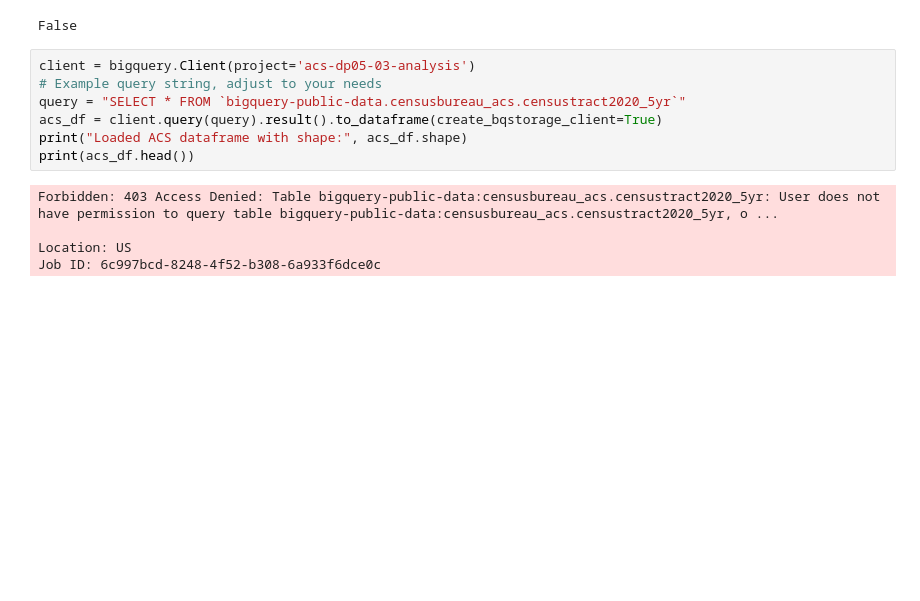
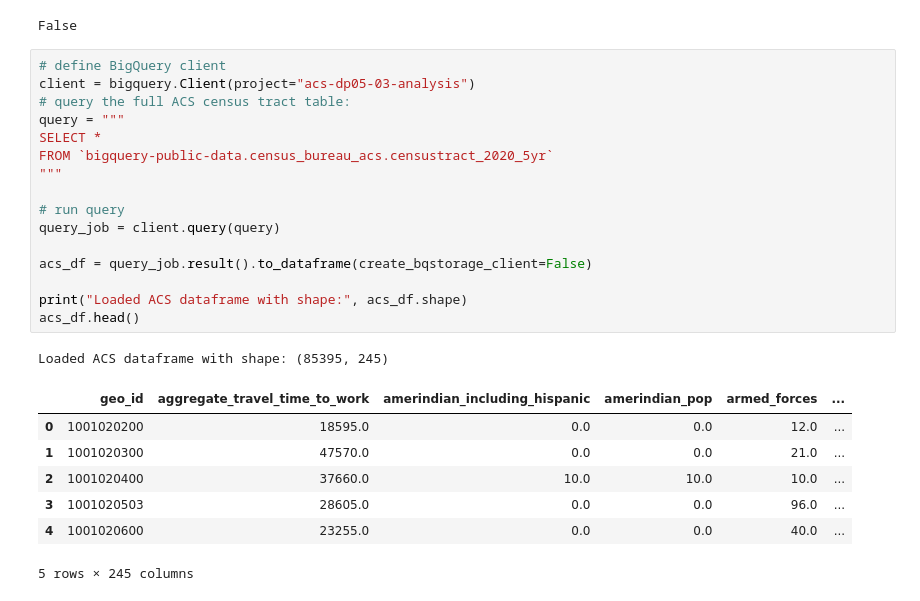
Before and after one commit to KamronAggorURI/Machine-Learning-Final, a Jupyter notebook: notebooks/DP03_EDA.ipynb, the cells around one changed output. Saved outputs shown, nothing was run; the diff lists cells and outputs as text; blank space fills up the shorter version.

```diff
--- a/notebooks/DP03_EDA.ipynb
+++ b/notebooks/DP03_EDA.ipynb
@@ -35,14 +35,27 @@ Requirement already satisfied: pyasn1>=0.1.3 in /Library/Frameworks/Python.frame
 Note: you may need to restart the kernel to use updated packages.
 False
 # %%
-client = bigquery.Client(project='acs-dp05-03-analysis')
-# Example query string, adjust to your needs
-query = "SELECT * FROM `bigquery-public-data.censusbureau_acs.censustract2020_5yr`"
-acs_df = client.query(query).result().to_dataframe(create_bqstorage_client=True)
+# define BigQuery client
+client = bigquery.Client(project="acs-dp05-03-analysis")
+# query the full ACS census tract table:
+query = """
+SELECT *
+FROM `bigquery-public-data.census_bureau_acs.censustract_2020_5yr`
+"""
+
+# run query
+query_job = client.query(query)
+
+acs_df = query_job.result().to_dataframe(create_bqstorage_client=False)
+
 print("Loaded ACS dataframe with shape:", acs_df.shape)
-print(acs_df.head())
+acs_df.head()
 # %% [output]
-Forbidden: 403 Access Denied: Table bigquery-public-data:censusbureau_acs.censustract2020_5yr: User does not have permission to query table bigquery-public-data:censusbureau_acs.censustract2020_5yr, o ...
-
-Location: US
-Job ID: 6c997bcd-8248-4f52-b308-6a933f6dce0c
+Loaded ACS dataframe with shape: (85395, 245)
+|  | geo_id | aggregate_travel_time_to_work | amerindian_including_hispanic | amerindian_pop | armed_forces | ... |
+| 0 | 1001020200 | 18595.0 | 0.0 | 0.0 | 12.0 | ... |
+| 1 | 1001020300 | 47570.0 | 0.0 | 0.0 | 21.0 | ... |
+| 2 | 1001020400 | 37660.0 | 10.0 | 10.0 | 10.0 | ... |
+| 3 | 1001020503 | 28605.0 | 0.0 | 0.0 | 96.0 | ... |
+| 4 | 1001020600 | 23255.0 | 0.0 | 0.0 | 40.0 | ... |
+5 rows × 245 columns
```
Also changed, not shown: parts of 8 cells of this notebook.
